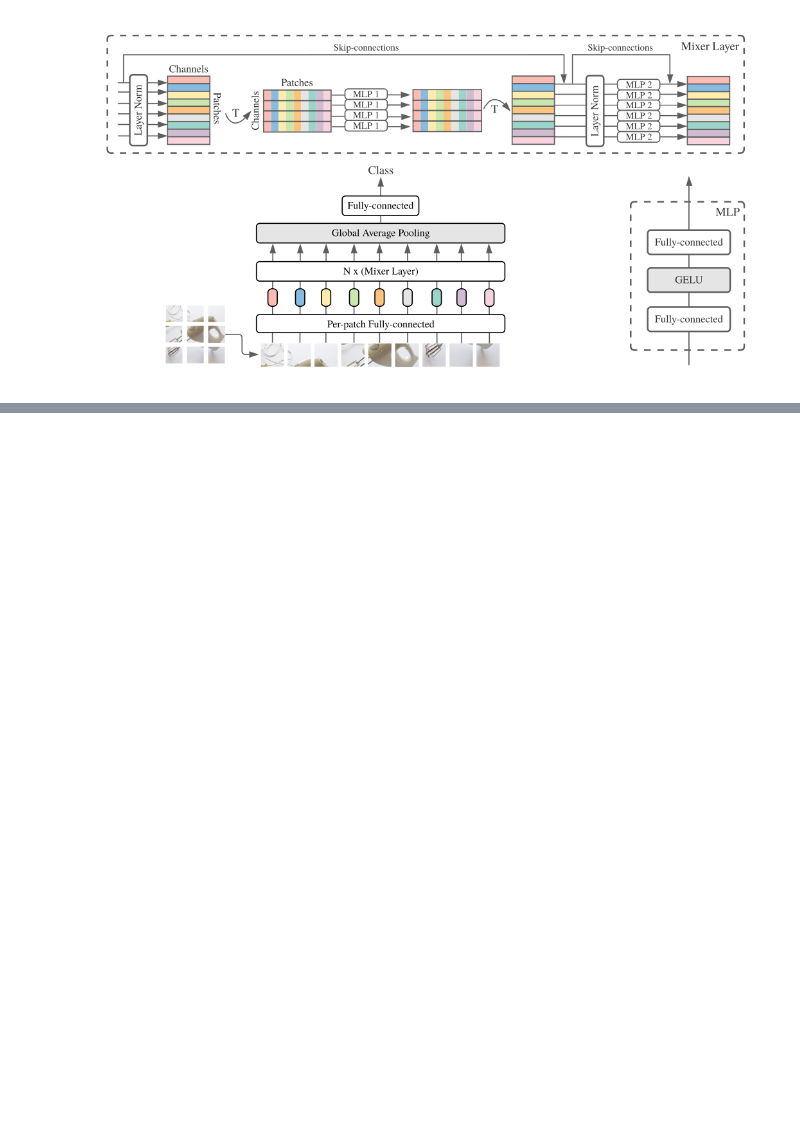
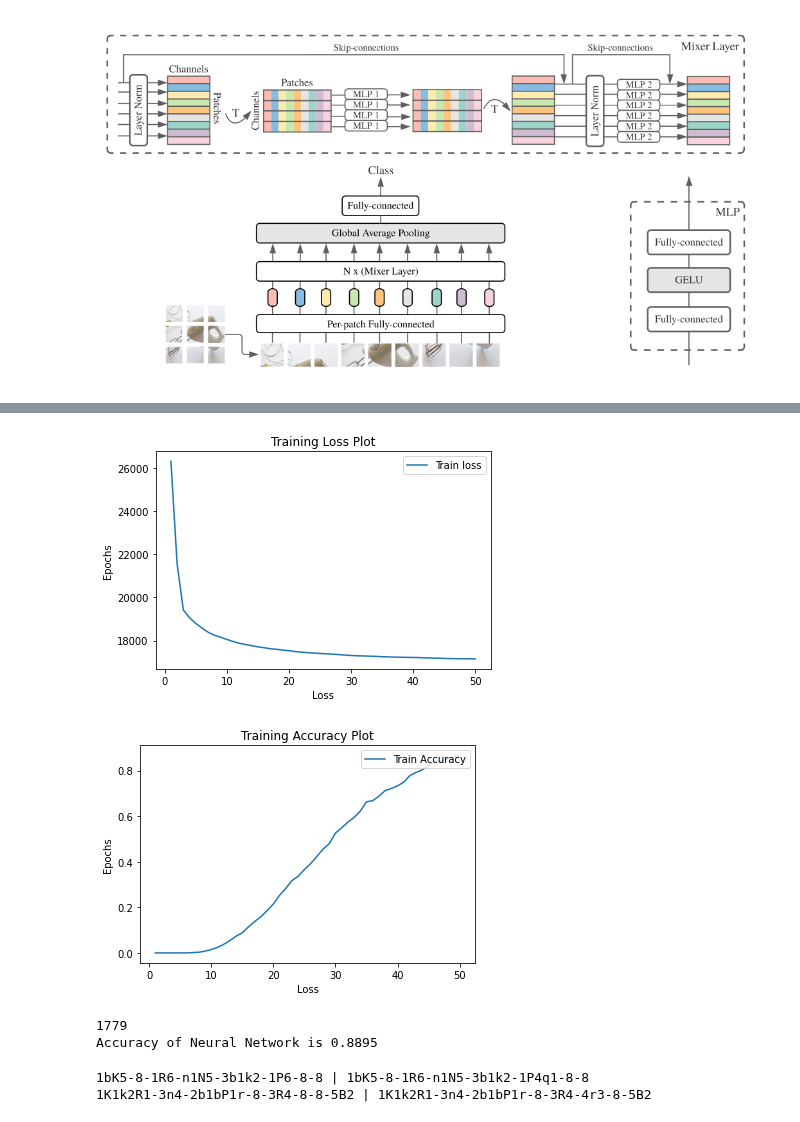
Before and after one commit to Ruturajn/CIS5200-Final-Project, a Jupyter notebook: Project_CIS5200.ipynb, the cells around one changed output, grey strips where cells are left out. Saved outputs shown, nothing was run; the diff lists cells and outputs as text; code cells hidden in the pictures; blank space fills up the shorter version.

Commit message:
add: MLP Mixer Model

```diff
--- a/Project_CIS5200.ipynb
+++ b/Project_CIS5200.ipynb
@@ -744,3 +749,7 @@ class MLPMixer(nn.Module):
     x = self.flatten(x)
     x = self.linear(x)
     return x
+# %%
+MLPMixerModel = MLPMixer()
+MLPMixerModel = MLPMixerModel.to('cpu')
+summary(MLPMixerModel, input_size=(128, 1, 240, 240))
@@ -746,0 +774,8 @@ class MLPMixer(nn.Module):
+# %%
+train_data_loader = DataLoader(train_data, batch_size=128, num_workers=2,
+                               shuffle=True, drop_last=False)
+test_data_loader = DataLoader(test_data, batch_size=128, num_workers=2,
+                              shuffle=True, drop_last=False)
+
+train_model(MLPMixerModel)
+# %% [output]
@@ -746,0 +799,12 @@ class MLPMixer(nn.Module):
+[figure, added]
+[figure, added]
+# %%
+test_model(MLPMixerModel)
+# %% [output]
+1779
+Accuracy of Neural Network is 0.8895
+# %%
+print_wrong_predictions(convMixModel)
+# %% [output]
+1bK5-8-1R6-n1N5-3b1k2-1P6-8-8 | 1bK5-8-1R6-n1N5-3b1k2-1P4q1-8-8
+1K1k2R1-3n4-2b1bP1r-8-3R4-8-8-5B2 | 1K1k2R1-3n4-2b1bP1r-8-3R4-4r3-8-5B2
```
Also changed, not shown: parts of 15 cells of this notebook.
